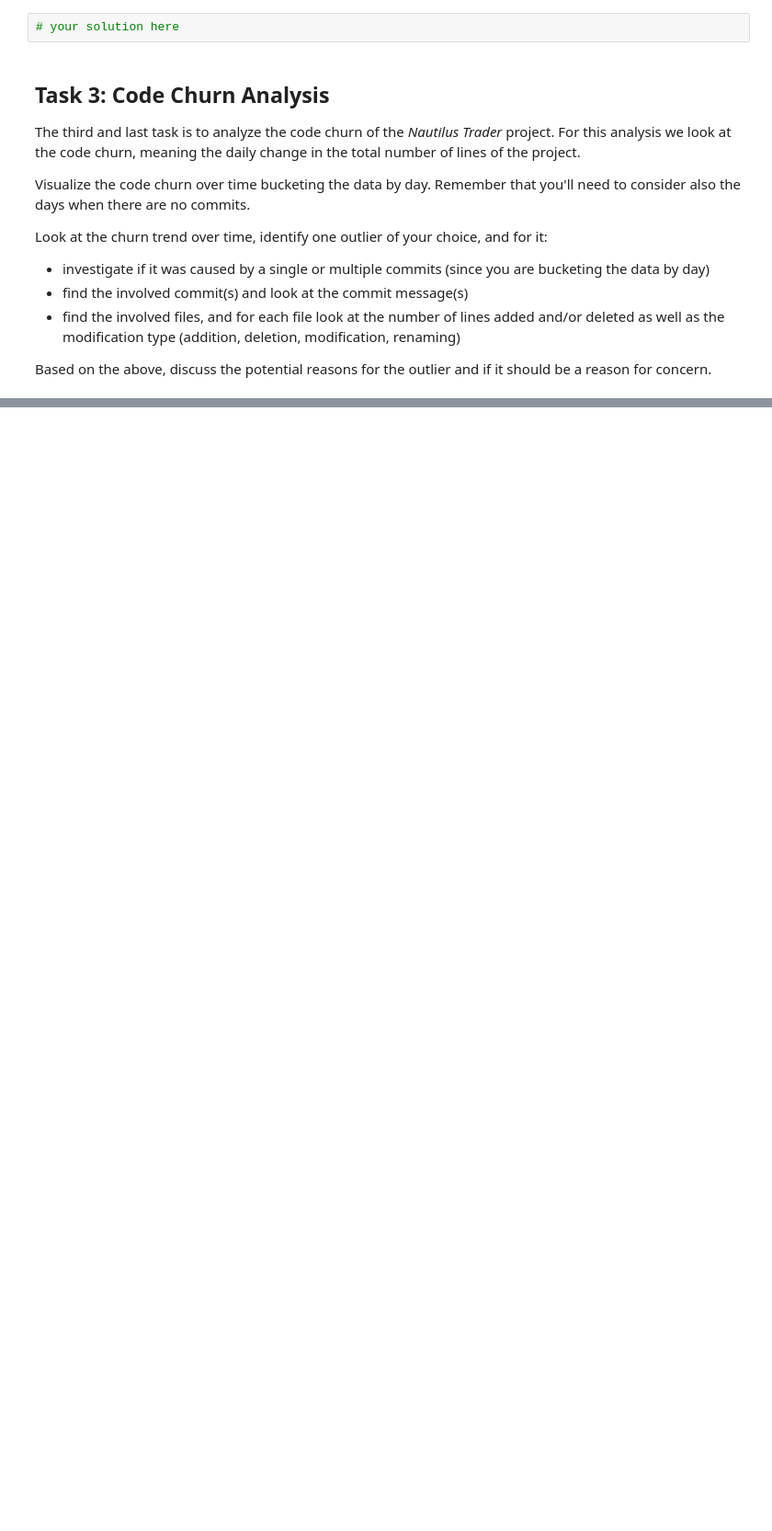
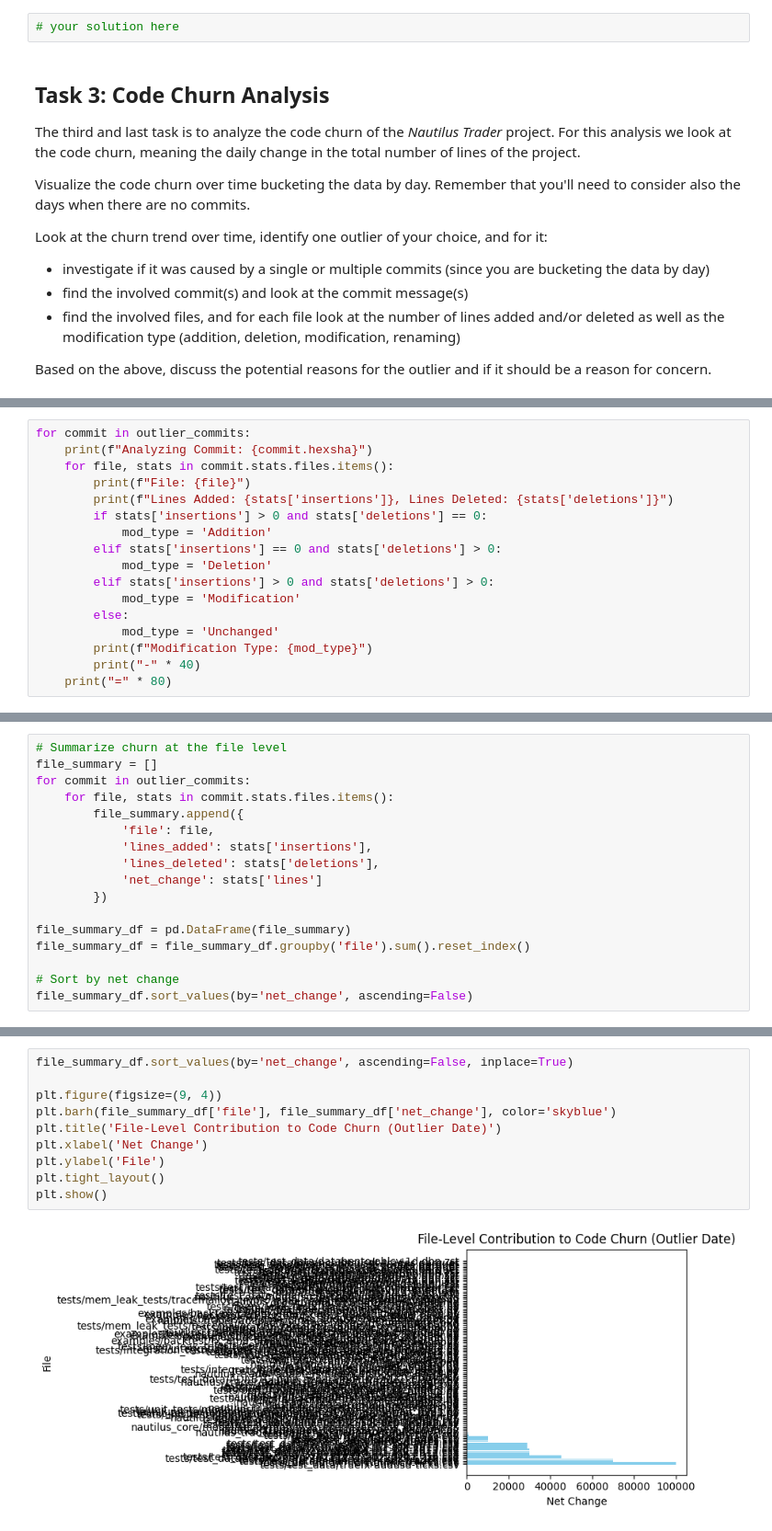
Before and after one commit to Franxion/Software-Evolution-II, a Jupyter notebook: FSS-SEII-Assignment-2024.ipynb, the cells around one changed output, grey strips where cells are left out. Shown: that part at 92% size. Cells and saved outputs as stored; diff of their text form; blank space fills up the shorter version.

```diff
--- a/FSS-SEII-Assignment-2024.ipynb
+++ b/FSS-SEII-Assignment-2024.ipynb
@@ -395,0 +542,17 @@ Based on the above, discuss the potential reasons for the outlier and if it shou
+# %%
+for commit in outlier_commits:
+    print(f"Analyzing Commit: {commit.hexsha}")
+    for file, stats in commit.stats.files.items():
+        print(f"File: {file}")
+        print(f"Lines Added: {stats['insertions']}, Lines Deleted: {stats['deletions']}")
+        if stats['insertions'] > 0 and stats['deletions'] == 0:
+            mod_type = 'Addition'
+        elif stats['insertions'] == 0 and stats['deletions'] > 0:
+            mod_type = 'Deletion'
+        elif stats['insertions'] > 0 and stats['deletions'] > 0:
+            mod_type = 'Modification'
+        else:
+            mod_type = 'Unchanged'
+        print(f"Modification Type: {mod_type}")
+        print("-" * 40)
+    print("=" * 80)
@@ -395,0 +577,17 @@ Based on the above, discuss the potential reasons for the outlier and if it shou
+# %%
+# Summarize churn at the file level
+file_summary = []
+for commit in outlier_commits:
+    for file, stats in commit.stats.files.items():
+        file_summary.append({
+            'file': file,
+            'lines_added': stats['insertions'],
+            'lines_deleted': stats['deletions'],
+            'net_change': stats['lines']
+        })
+
+file_summary_df = pd.DataFrame(file_summary)
+file_summary_df = file_summary_df.groupby('file').sum().reset_index()
+
+# Sort by net change
+file_summary_df.sort_values(by='net_change', ascending=False)
@@ -395,0 +608,12 @@ Based on the above, discuss the potential reasons for the outlier and if it shou
+# %%
+file_summary_df.sort_values(by='net_change', ascending=False, inplace=True)
+
+plt.figure(figsize=(9, 4))
+plt.barh(file_summary_df['file'], file_summary_df['net_change'], color='skyblue')
+plt.title('File-Level Contribution to Code Churn (Outlier Date)')
+plt.xlabel('Net Change')
+plt.ylabel('File')
+plt.tight_layout()
+plt.show()
+# %% [output]
+[figure, added]
```
Also changed, not shown: parts of 15 cells of this notebook.
